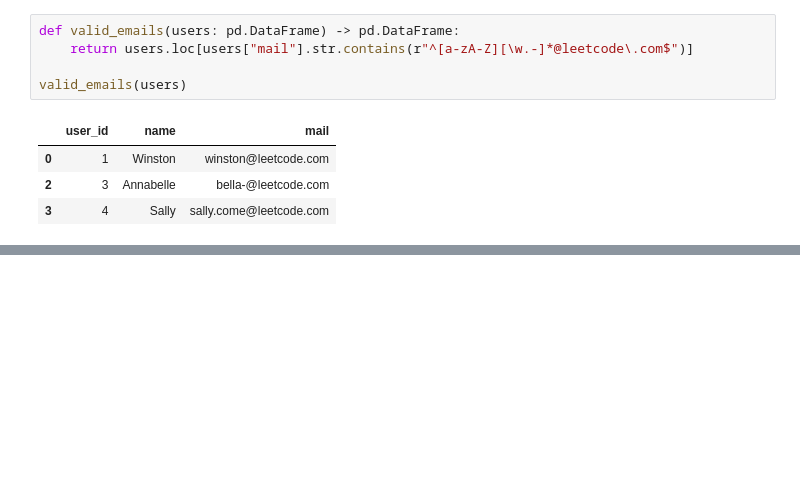
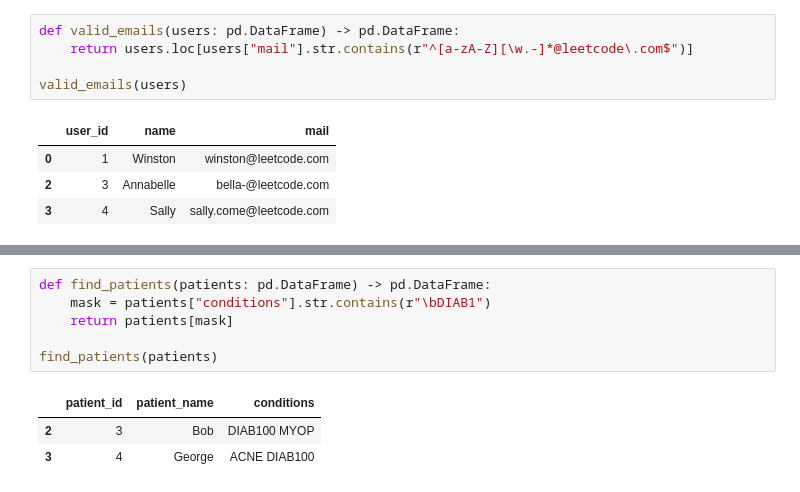
Before and after one commit to mkkhan151/30-days-pandas-challange, a Jupyter notebook: 30_Days_of_Pandas_LeetCode_Challage.ipynb, the cells around one changed output, grey strips where cells are left out. Saved outputs shown, nothing was run; the diff lists cells and outputs as text; blank space fills up the shorter version.

```diff
--- a/30_Days_of_Pandas_LeetCode_Challage.ipynb
+++ b/30_Days_of_Pandas_LeetCode_Challage.ipynb
@@ -664,0 +734,10 @@ valid_emails(users)
+# %%
+def find_patients(patients: pd.DataFrame) -> pd.DataFrame:
+    mask = patients["conditions"].str.contains(r"\bDIAB1")
+    return patients[mask]
+
+find_patients(patients)
+# %% [output]
+|  | patient_id | patient_name | conditions |
+| 2 | 3 | Bob | DIAB100 MYOP |
+| 3 | 4 | George | ACNE DIAB100 |
```
Also changed, not shown: parts of 4 cells of this notebook.
